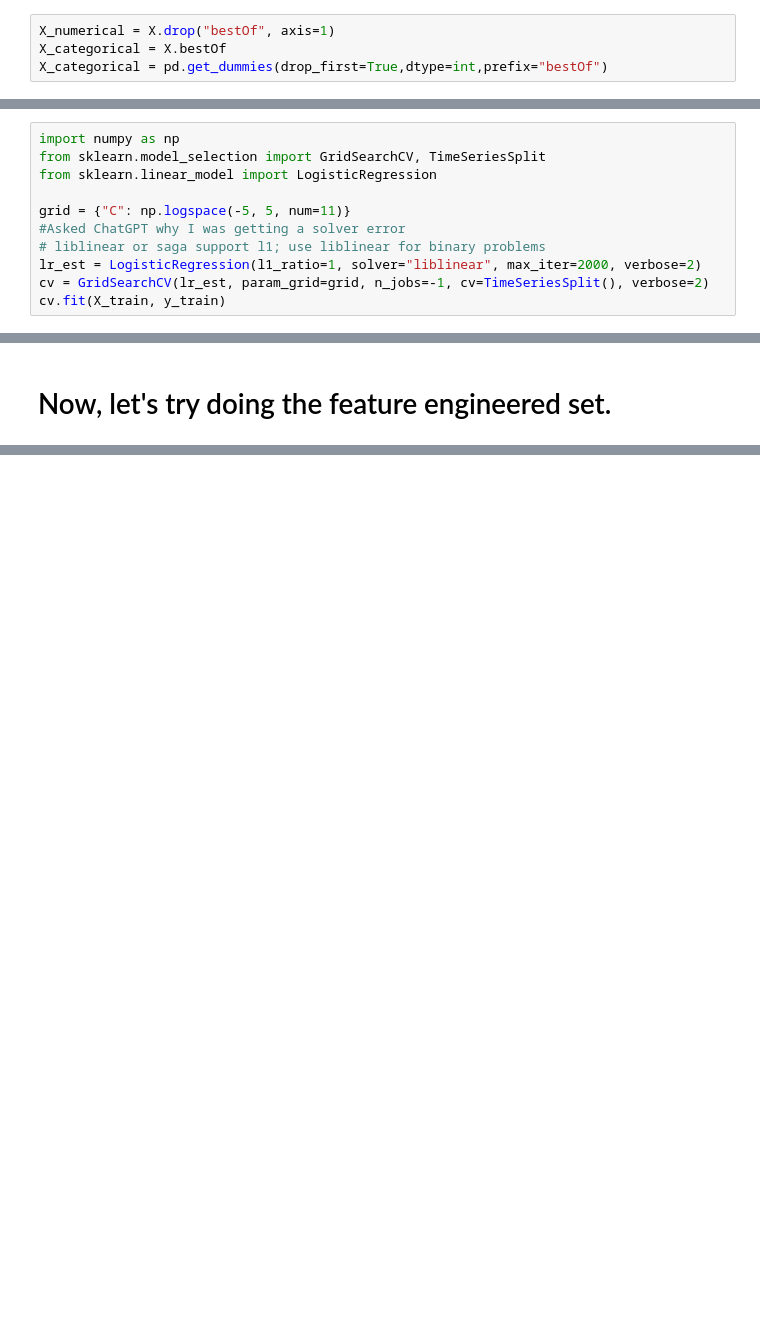
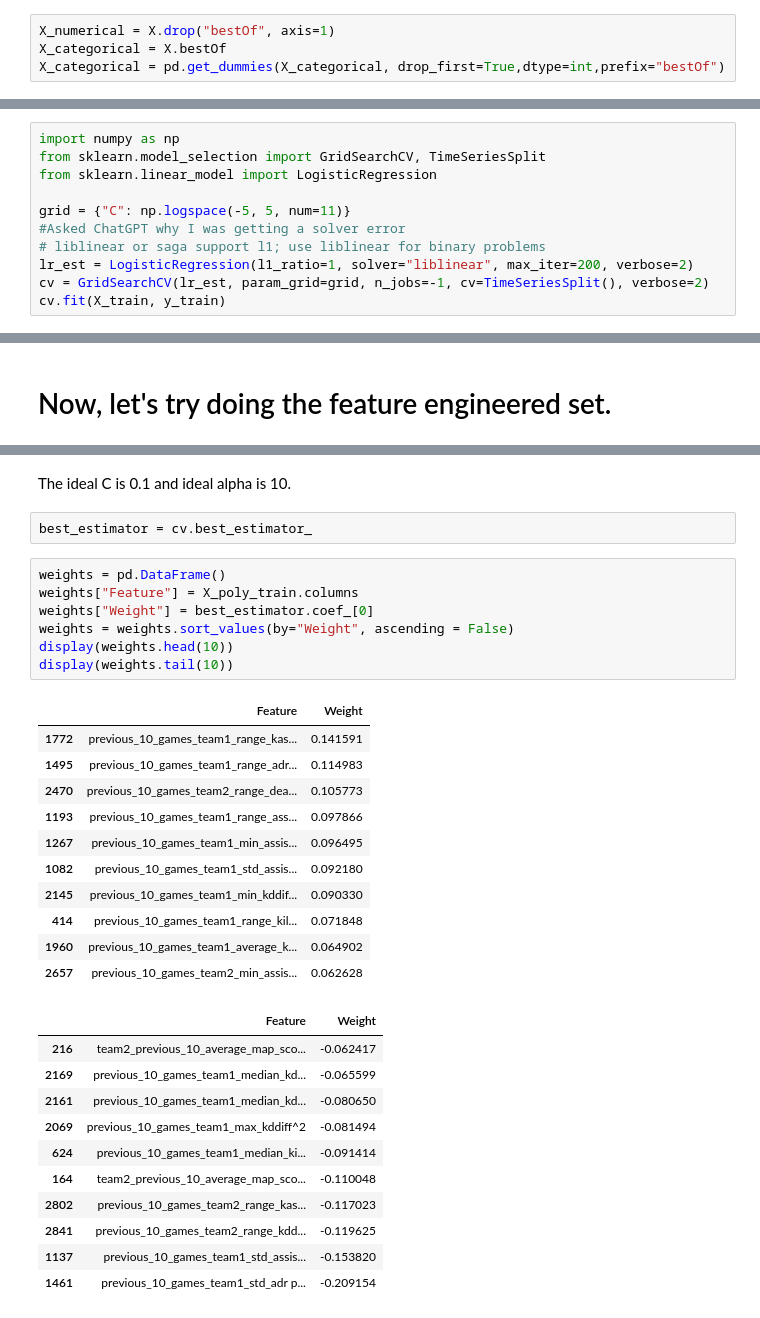
Before and after one commit to rhit-liub5/CSSE415Project, a Jupyter notebook: project/team_set/lasso_regression_and_feature_engineering.ipynb, the cells around one changed output, grey strips where cells are left out. Cells and saved outputs as stored; diff of their text form; blank space fills up the shorter version.

Commit message:
finish lasso regression

```diff
--- a/project/team_set/lasso_regression_and_feature_engineering.ipynb
+++ b/project/team_set/lasso_regression_and_feature_engineering.ipynb
@@ -34,7 +34,7 @@ y = df.team1_win
 # %%
 X_numerical = X.drop("bestOf", axis=1)
 X_categorical = X.bestOf
-X_categorical = pd.get_dummies(drop_first=True,dtype=int,prefix="bestOf")
+X_categorical = pd.get_dummies(X_categorical, drop_first=True,dtype=int,prefix="bestOf")
 # %% [markdown]
 Let's get the feature engineered set before standardizing
 # %%
@@ -94,7 +94,7 @@ from sklearn.linear_model import LogisticRegression
 grid = {"C": np.logspace(-5, 5, num=11)}
 #Asked ChatGPT why I was getting a solver error
 # liblinear or saga support l1; use liblinear for binary problems
-lr_est = LogisticRegression(l1_ratio=1, solver="liblinear", max_iter=2000, verbose=2)
+lr_est = LogisticRegression(l1_ratio=1, solver="liblinear", max_iter=200, verbose=2)
 cv = GridSearchCV(lr_est, param_grid=grid, n_jobs=-1, cv=TimeSeriesSplit(), verbose=2)
 cv.fit(X_train, y_train)
 # %% [output]
@@ -170,0 +419,34 @@ KeyboardInterrupt:
+# %% [markdown]
+The ideal C is 0.1 and ideal alpha is 10.
+# %%
+best_estimator = cv.best_estimator_
+# %%
+weights = pd.DataFrame()
+weights["Feature"] = X_poly_train.columns
+weights["Weight"] = best_estimator.coef_[0]
+weights = weights.sort_values(by="Weight", ascending = False)
+display(weights.head(10))
+display(weights.tail(10))
+# %% [output]
+|  | Feature | Weight |
+| 1772 | previous_10_games_team1_range_kas... | 0.141591 |
+| 1495 | previous_10_games_team1_range_adr... | 0.114983 |
+| 2470 | previous_10_games_team2_range_dea... | 0.105773 |
+| 1193 | previous_10_games_team1_range_ass... | 0.097866 |
+| 1267 | previous_10_games_team1_min_assis... | 0.096495 |
+| 1082 | previous_10_games_team1_std_assis... | 0.092180 |
+| 2145 | previous_10_games_team1_min_kddif... | 0.090330 |
+| 414 | previous_10_games_team1_range_kil... | 0.071848 |
+| 1960 | previous_10_games_team1_average_k... | 0.064902 |
+| 2657 | previous_10_games_team2_min_assis... | 0.062628 |
+|  | Feature | Weight |
+| 216 | team2_previous_10_average_map_sco... | -0.062417 |
+| 2169 | previous_10_games_team1_median_kd... | -0.065599 |
+| 2161 | previous_10_games_team1_median_kd... | -0.080650 |
+| 2069 | previous_10_games_team1_max_kddiff^2 | -0.081494 |
+| 624 | previous_10_games_team1_median_ki... | -0.091414 |
+| 164 | team2_previous_10_average_map_sco... | -0.110048 |
+| 2802 | previous_10_games_team2_range_kas... | -0.117023 |
+| 2841 | previous_10_games_team2_range_kdd... | -0.119625 |
+| 1137 | previous_10_games_team1_std_assis... | -0.153820 |
+| 1461 | previous_10_games_team1_std_adr p... | -0.209154 |
```
Also changed, not shown: parts of 14 cells of this notebook.
